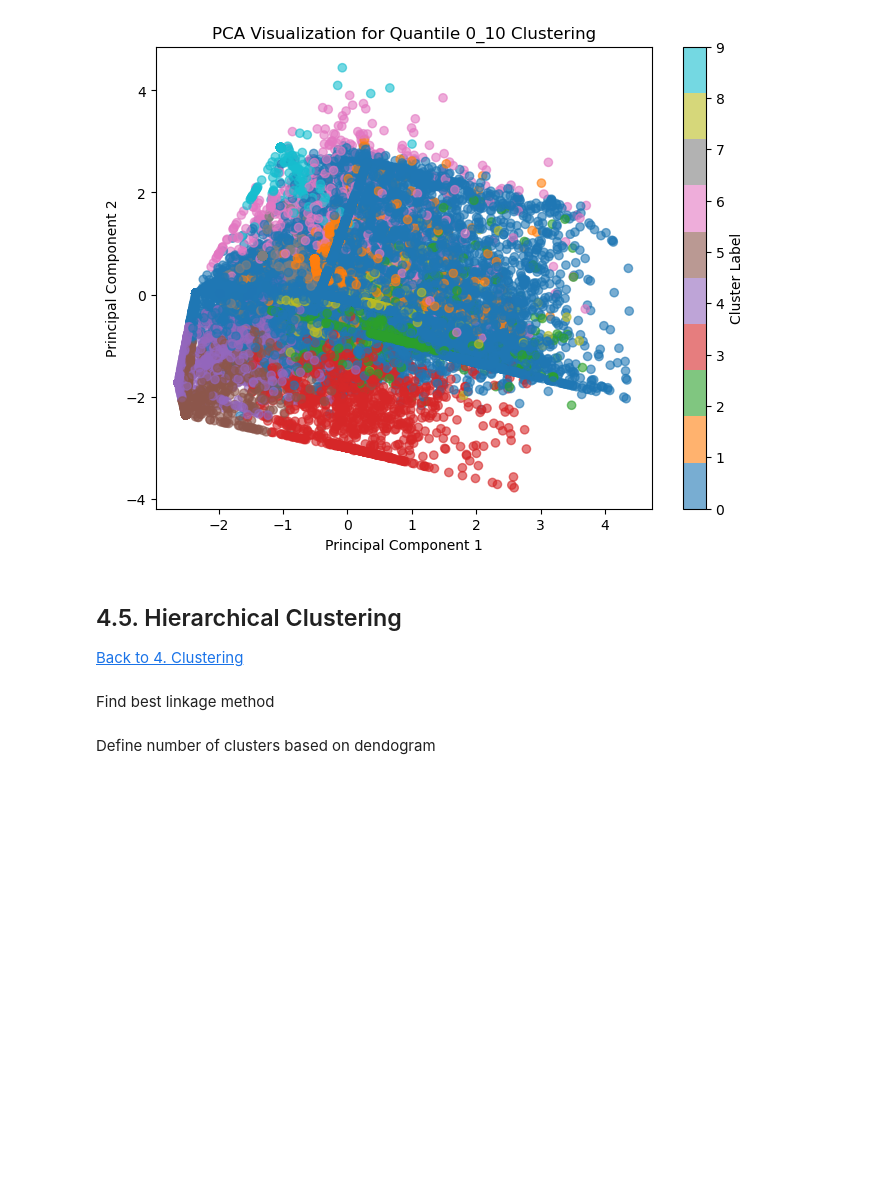
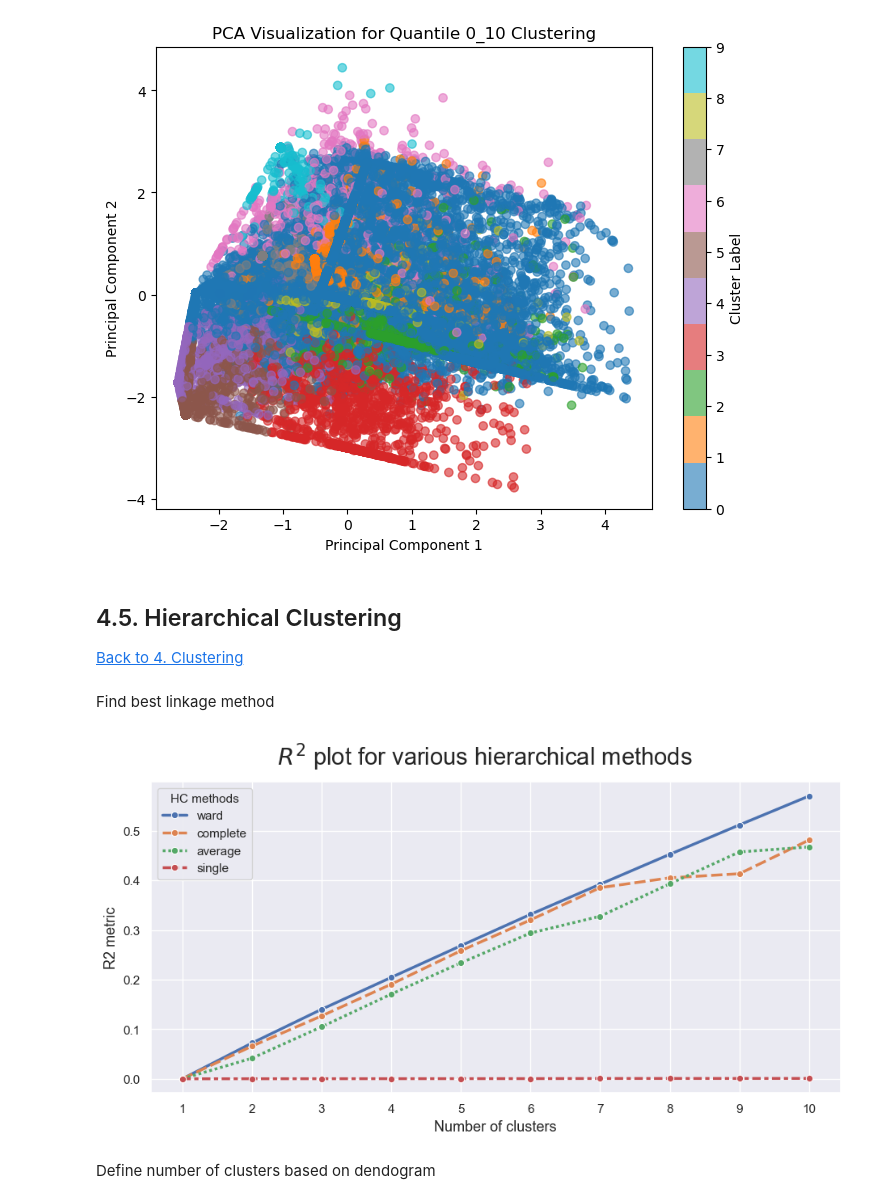
Before and after one commit to SvenGoerdes/CustomerSegmentationDataMining, a Jupyter notebook: deliverables/DM2425_Part2_10_02.ipynb, the cells around one changed output. Saved outputs shown, nothing was run; the diff lists cells and outputs as text; code cells hidden in the pictures; blank space fills up the shorter version.

Commit message:
Hierarchical Clustering baseline

```diff
--- a/deliverables/DM2425_Part2_10_02.ipynb
+++ b/deliverables/DM2425_Part2_10_02.ipynb
@@ -616,6 +616,27 @@ r2_hc = np.vstack([ get_r2_hc(df_hierarchicalClustering[taste_features_normalize
                               min_nclus=1,
                               dist="euclidean")
                               for link in hc_methods])
+# %%
+r2_hc_methods = pd.DataFrame(r2_hc.T, index=range(1, max_nclus + 1), columns=hc_methods)
+# %%
+
+sns.set()
+
+# Plot data
+fig = plt.figure(figsize=(11,5))
+sns.lineplot(data=r2_hc_methods, linewidth=2.5, markers=["o"]*4)
+
+# Finalize the plot
+plt.legend(title="HC methods", title_fontsize=11)
+plt.xticks(range(1, max_nclus + 1))
+plt.xlabel("Number of clusters", fontsize=13)
+plt.ylabel("R2 metric", fontsize=13)
+
+fig.suptitle("$R^2$ plot for various hierarchical methods", fontsize=21)
+
+plt.show()
+# %% [output]
+[figure, added]
 # %% [markdown]
 Define number of clusters based on dendogram
 # %%
```
Also changed, not shown: parts of 19 cells of this notebook, 1 other file.
